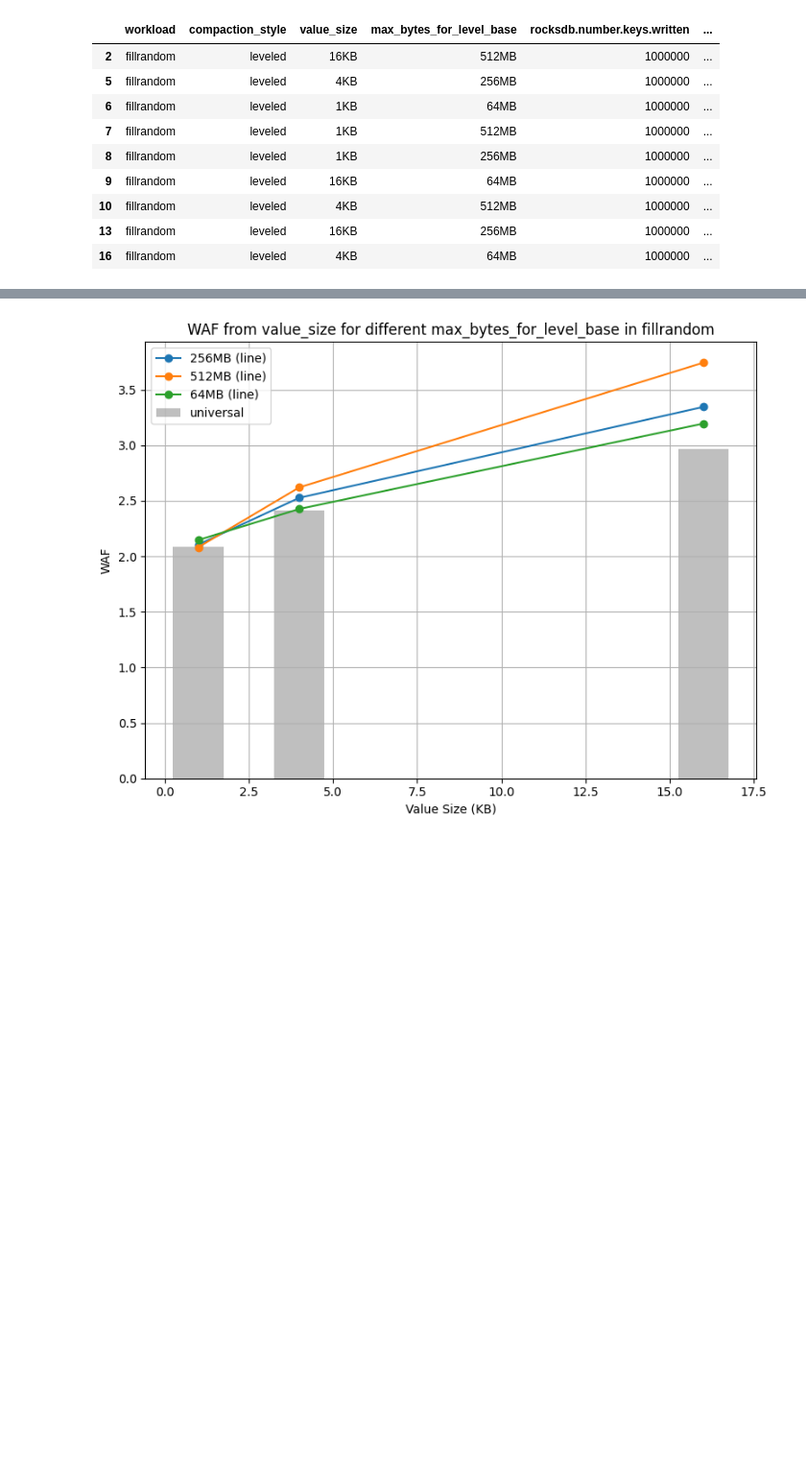
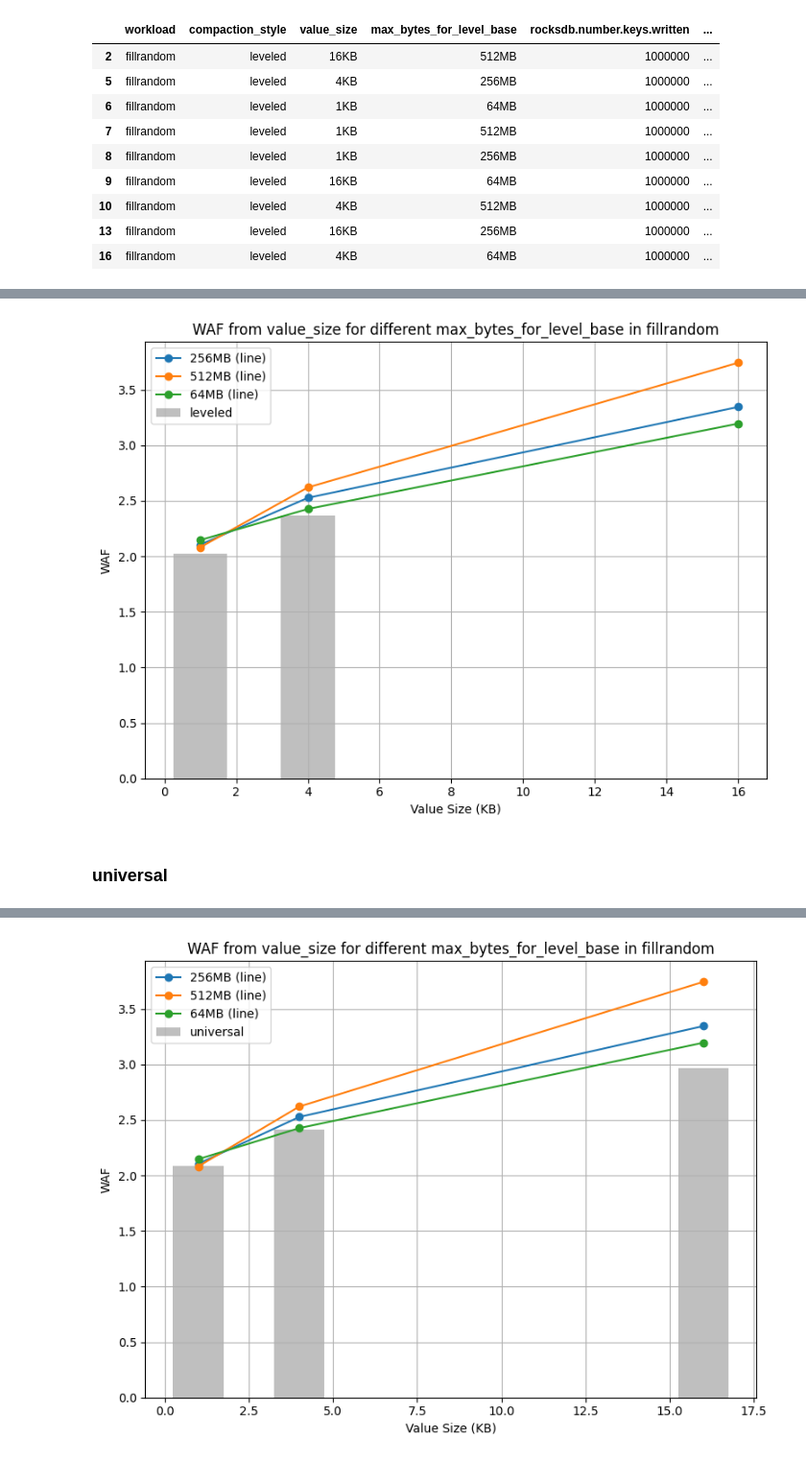
Before and after one commit to yrc00/opensource_sw_analysis, a Jupyter notebook: Lab1/H1/h1_graph.ipynb, the cells around one changed output, grey strips where cells are left out. Shown at 96% size. Cells and saved outputs as stored; diff of their text form; code cells hidden in the pictures; blank space fills up the shorter version.

```diff
--- a/Lab1/H1/h1_graph.ipynb
+++ b/Lab1/H1/h1_graph.ipynb
@@ -132,0 +174,6 @@ base_fillrandom
+# %%
+plot_graph(base_fillrandom, leveled_fillrandom, col="max_bytes_for_level_base", compare="leveled", workload="fillrandom")
+# %% [output]
+[figure, added]
+# %% [markdown]
+### universal
```
Also changed, not shown: parts of 17 cells of this notebook, 13 other files.
